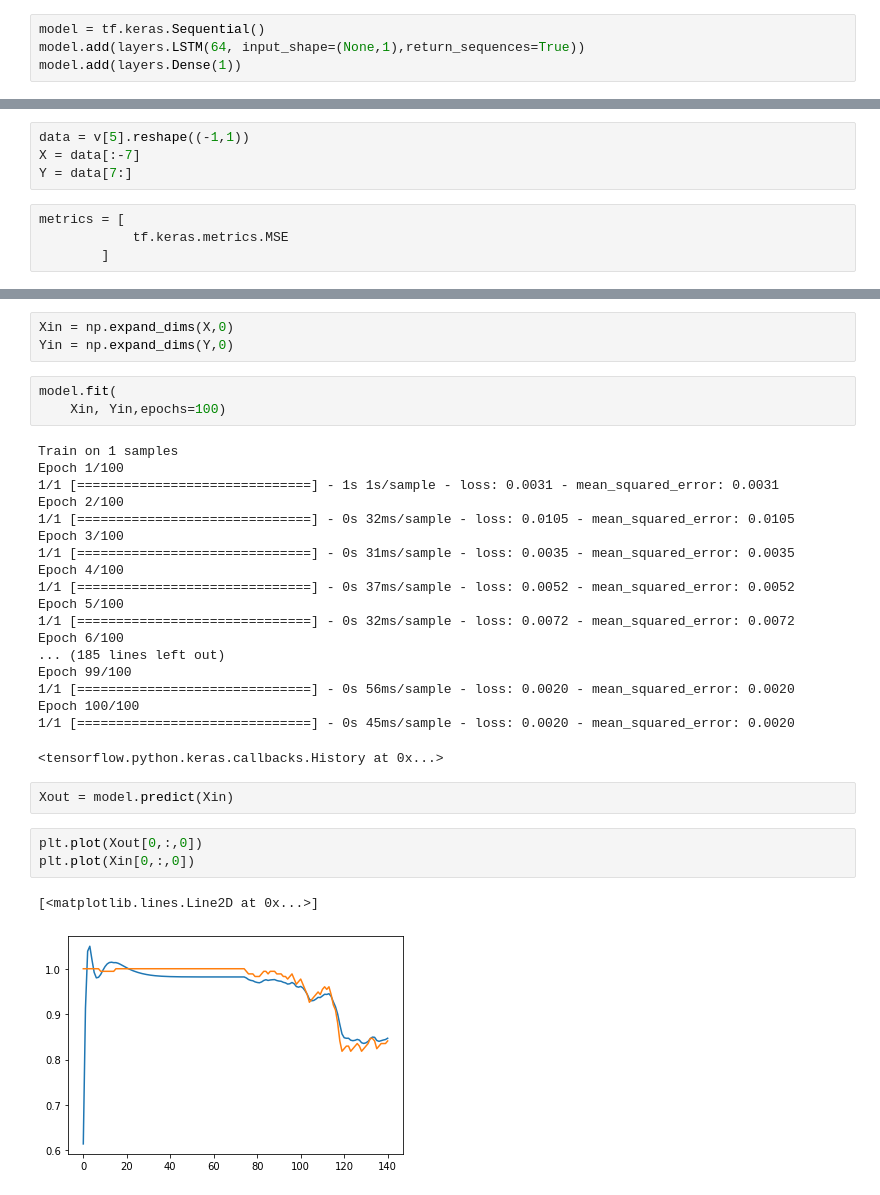
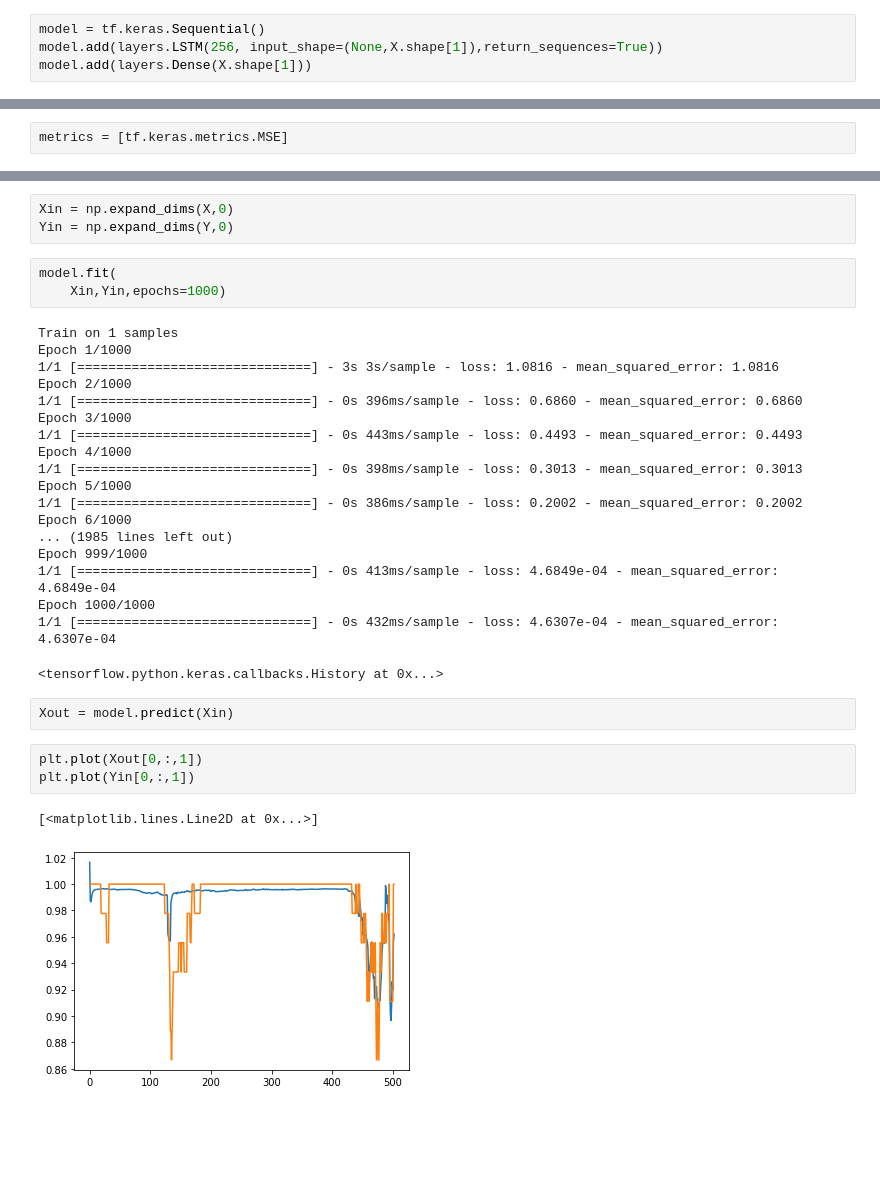
Before and after one commit to Eduardo1000/HackCovid_CaminhoEmergencia, a Jupyter notebook: notebooks/previsao_ocupacao/modelo_de_previsao.ipynb, the cells around one changed output, grey strips where cells are left out. Drawn from its saved outputs; the diff is of its cells as text; blank space fills up the shorter version.

Commit message:
limpeza do tratamento dos dados e modelagem de predicao

```diff
--- a/notebooks/previsao_ocupacao/modelo_de_previsao.ipynb
+++ b/notebooks/previsao_ocupacao/modelo_de_previsao.ipynb
@@ -9,4 +48,4 @@ from tensorflow.keras import layers
 # %%
 model = tf.keras.Sequential()
-model.add(layers.LSTM(64, input_shape=(None,1),return_sequences=True))
-model.add(layers.Dense(1))
+model.add(layers.LSTM(256, input_shape=(None,X.shape[1]),return_sequences=True))
+model.add(layers.Dense(X.shape[1]))
@@ -47,10 +73,4 @@ plt.plot(v[5])
-# %%
-data = v[5].reshape((-1,1))
-X = data[:-7]
-Y = data[7:]
 # %%
-metrics = [
-            tf.keras.metrics.MSE
-        ]
+metrics = [tf.keras.metrics.MSE]
 # %%
 model.compile(
@@ -63,31 +83,31 @@ Xin = np.expand_dims(X,0)
 Yin = np.expand_dims(Y,0)
 # %%
 model.fit(
-    Xin, Yin,epochs=100)
+    Xin,Yin,epochs=1000)
 # %% [output]
 Train on 1 samples
-Epoch 1/100
-1/1 [==============================] - 1s 1s/sample - loss: 0.0031 - mean_squared_error: 0.0031
-Epoch 2/100
-1/1 [==============================] - 0s 32ms/sample - loss: 0.0105 - mean_squared_error: 0.0105
-Epoch 3/100
-1/1 [==============================] - 0s 31ms/sample - loss: 0.0035 - mean_squared_error: 0.0035
-Epoch 4/100
-1/1 [==============================] - 0s 37ms/sample - loss: 0.0052 - mean_squared_error: 0.0052
-Epoch 5/100
-1/1 [==============================] - 0s 32ms/sample - loss: 0.0072 - mean_squared_error: 0.0072
-Epoch 6/100
-... (185 lines left out)
-Epoch 99/100
-1/1 [==============================] - 0s 56ms/sample - loss: 0.0020 - mean_squared_error: 0.0020
-Epoch 100/100
-1/1 [==============================] - 0s 45ms/sample - loss: 0.0020 - mean_squared_error: 0.0020
+Epoch 1/1000
+1/1 [==============================] - 3s 3s/sample - loss: 1.0816 - mean_squared_error: 1.0816
+Epoch 2/1000
+1/1 [==============================] - 0s 396ms/sample - loss: 0.6860 - mean_squared_error: 0.6860
+Epoch 3/1000
+1/1 [==============================] - 0s 443ms/sample - loss: 0.4493 - mean_squared_error: 0.4493
+Epoch 4/1000
+1/1 [==============================] - 0s 398ms/sample - loss: 0.3013 - mean_squared_error: 0.3013
+Epoch 5/1000
+1/1 [==============================] - 0s 386ms/sample - loss: 0.2002 - mean_squared_error: 0.2002
+Epoch 6/1000
+... (1985 lines left out)
+Epoch 999/1000
+1/1 [==============================] - 0s 413ms/sample - loss: 4.6849e-04 - mean_squared_error: 4.6849e-04
+Epoch 1000/1000
+1/1 [==============================] - 0s 432ms/sample - loss: 4.6307e-04 - mean_squared_error: 4.6307e-04
 <tensorflow.python.keras.callbacks.History at 0x...>
 # %%
 Xout = model.predict(Xin)
 # %%
-plt.plot(Xout[0,:,0])
-plt.plot(Xin[0,:,0])
+plt.plot(Xout[0,:,1])
+plt.plot(Yin[0,:,1])
 # %% [output]
 [<matplotlib.lines.Line2D at 0x...>]
-[figure, old version]
+[figure, new version]
```
Also changed, not shown: parts of 24 cells of this notebook, 3 other files.
